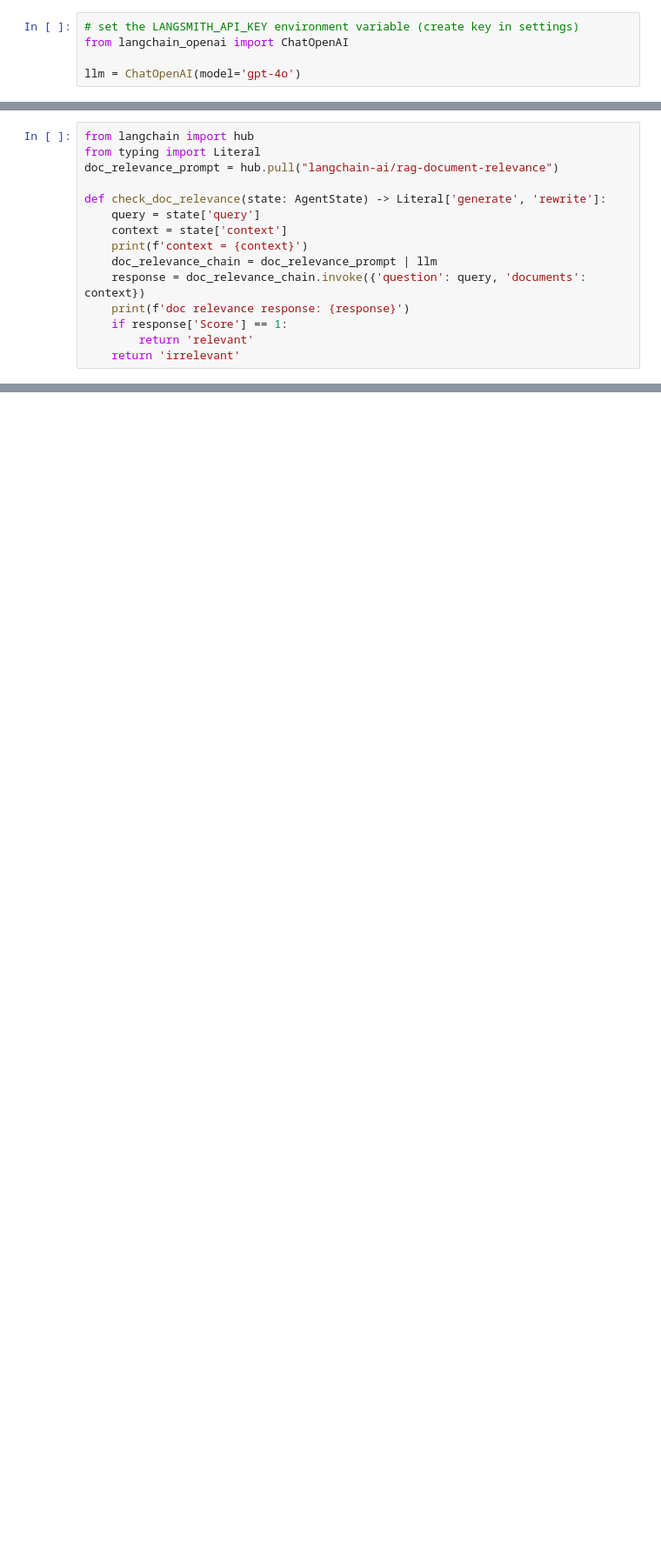
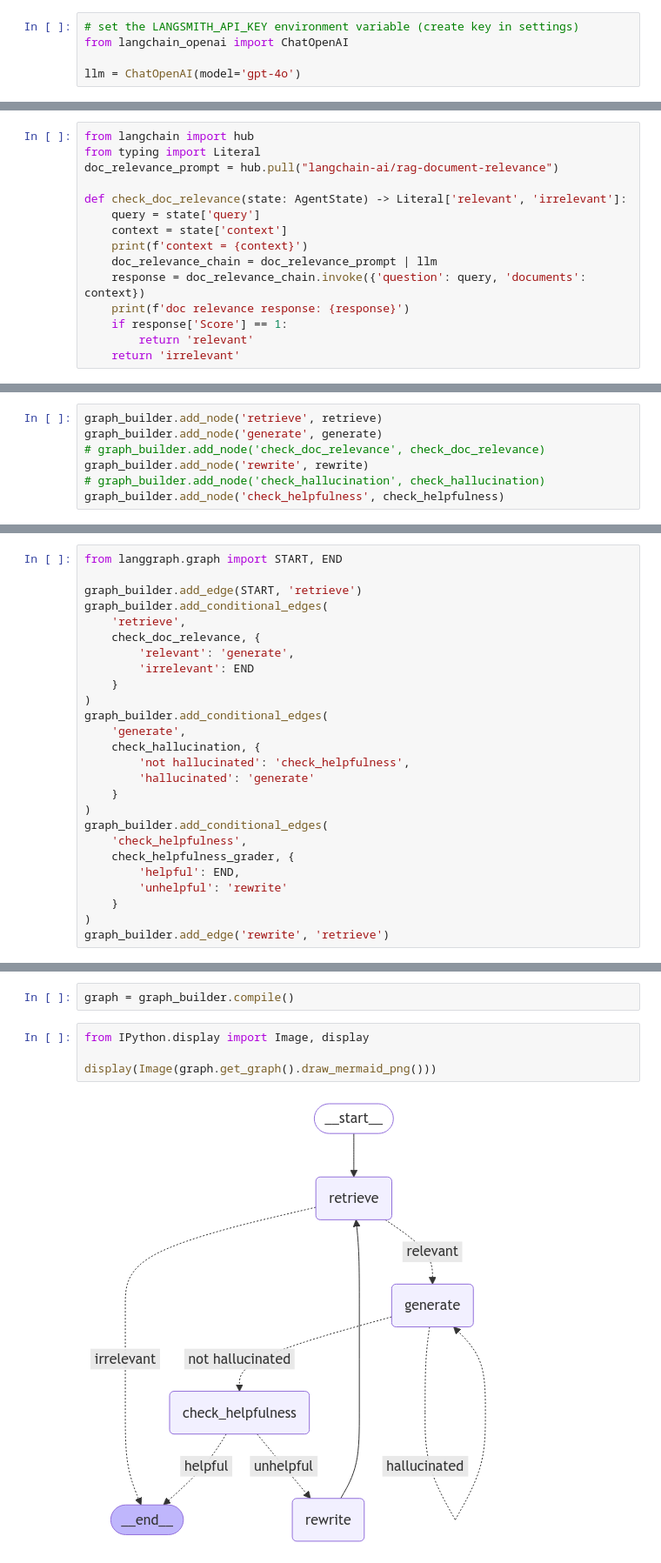
Before and after one commit to angelSuho/PracticeLLM, a Jupyter notebook: langgraph-lecture/4.self-rag.ipynb, the cells around one changed output, grey strips where cells are left out. Shown: that part at 87% size. Drawn from its saved outputs; the diff is of its cells as text; blank space fills up the shorter version.

Commit message:
add helpful node in graph

```diff
--- a/langgraph-lecture/4.self-rag.ipynb
+++ b/langgraph-lecture/4.self-rag.ipynb
@@ -52,7 +55,7 @@ from langchain import hub
 from typing import Literal
 doc_relevance_prompt = hub.pull("langchain-ai/rag-document-relevance")
 
-def check_doc_relevance(state: AgentState) -> Literal['generate', 'rewrite']:
+def check_doc_relevance(state: AgentState) -> Literal['relevant', 'irrelevant']:
     query = state['query']
     context = state['context']
     print(f'context = {context}')
@@ -107,0 +140,7 @@ doc relevance response: {'Score': 0, 'Explanation': "The student's answer 'I don
+# %%
+graph_builder.add_node('retrieve', retrieve)
+graph_builder.add_node('generate', generate)
+# graph_builder.add_node('check_doc_relevance', check_doc_relevance)
+graph_builder.add_node('rewrite', rewrite)
+# graph_builder.add_node('check_hallucination', check_hallucination)
+graph_builder.add_node('check_helpfulness', check_helpfulness)
@@ -107,0 +149,26 @@ doc relevance response: {'Score': 0, 'Explanation': "The student's answer 'I don
+# %%
+from langgraph.graph import START, END
+
+graph_builder.add_edge(START, 'retrieve')
+graph_builder.add_conditional_edges(
+    'retrieve',
+    check_doc_relevance, {
+        'relevant': 'generate',
+        'irrelevant': END
+    }
+)
+graph_builder.add_conditional_edges(
+    'generate',
+    check_hallucination, {
+        'not hallucinated': 'check_helpfulness',
+        'hallucinated': 'generate'
+    }
+)
+graph_builder.add_conditional_edges(
+    'check_helpfulness',
+    check_helpfulness_grader, {
+        'helpful': END,
+        'unhelpful': 'rewrite'
+    }
+)
+graph_builder.add_edge('rewrite', 'retrieve')
@@ -107,0 +177,8 @@ doc relevance response: {'Score': 0, 'Explanation': "The student's answer 'I don
+# %%
+graph = graph_builder.compile()
+# %%
+from IPython.display import Image, display
+
+display(Image(graph.get_graph().draw_mermaid_png()))
+# %% [output]
+[figure, added]
```
Also changed, not shown: parts of 8 cells of this notebook, 8 other files.
